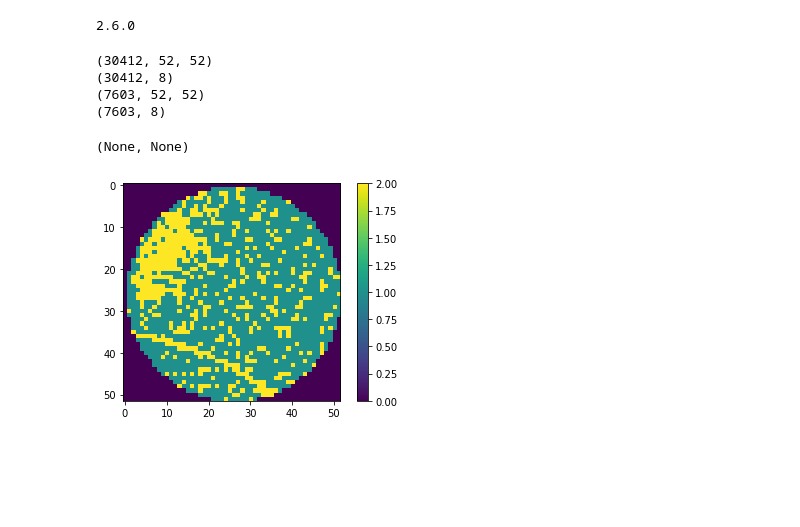
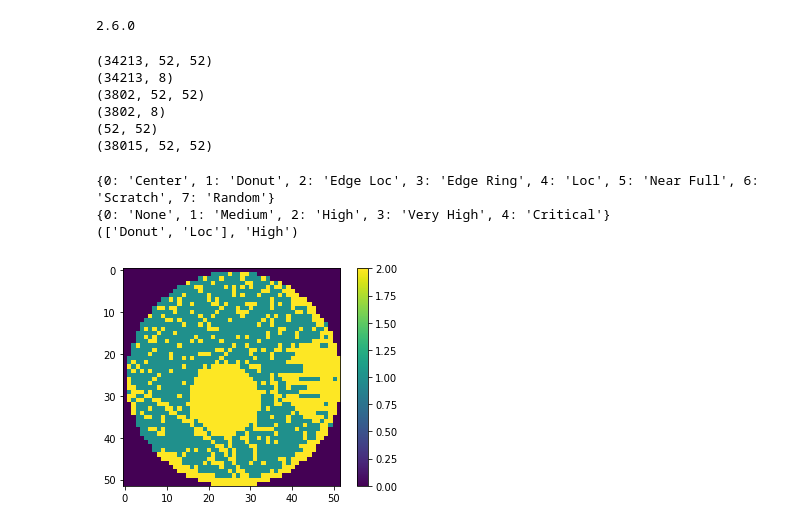
Before and after one commit to ikvibhavsogeti/DMF_python_defect_predictor, a Jupyter notebook: Deep_Learning_Solution/Sogeti_PDP_DNL_Wafer.ipynb, the cells around one changed output. Drawn from its saved outputs; the diff is of its cells as text; code cells hidden in the pictures; blank space fills up the shorter version.

```diff
--- a/Deep_Learning_Solution/Sogeti_PDP_DNL_Wafer.ipynb
+++ b/Deep_Learning_Solution/Sogeti_PDP_DNL_Wafer.ipynb
@@ -16,31 +16,69 @@ wafer_data_set = np.load('Wafer_Map_Datasets.npz')
 wafer_images = wafer_data_set.f.arr_0
 defect_labels = wafer_data_set.f.arr_1
 
-##Split Data in 80:10:10 for train:valid:test dataset
-#X_train, X_rem, y_train, y_rem = train_test_split(wafer_images, defect_labels, train_size=0.8)
-#X_valid, X_test, y_valid, y_test = train_test_split(X_rem,y_rem, test_size=0.5)
-#print(X_train.shape), print(y_train.shape)
-#print(X_valid.shape), print(y_valid.shape)
-#print(X_test.shape), print(y_test.shape)
+#Split Data in 80:20 for train:test dataset
+X_train, X_test , y_train, y_test = train_test_split(wafer_images, defect_labels, train_size=0.9)
 
-#Split Data in 80:20 for train:test dataset
-X_train, X_test , y_train, y_test = train_test_split(wafer_images, defect_labels, train_size=0.8)
 print(X_train.shape), print(y_train.shape)
 print(X_test.shape), print(y_test.shape)
+print(X_train.shape[1:])
+print(wafer_images.shape)
 # %% [output]
-(30412, 52, 52)
-(30412, 8)
-(7603, 52, 52)
-(7603, 8)
+(34213, 52, 52)
+(34213, 8)
+(3802, 52, 52)
+(3802, 8)
+(52, 52)
+(38015, 52, 52)
-(None, None)
+# %%
+# Label Dictionary
+label_dict = {}
+label_dict[0] = "Center"
+label_dict[1] = "Donut"
+label_dict[2] = "Edge Loc"
+label_dict[3] = "Edge Ring"
+label_dict[4] = "Loc"
+label_dict[5] = "Near Full"
+label_dict[6] = "Scratch"
+label_dict[7] = "Random"
+
+defect_priority = {}
+defect_priority[0] = "None"
+defect_priority[1] = "Medium"
+defect_priority[2] = "High"
+defect_priority[3] = "Very High"
+defect_priority[4] = "Critical"
+print(label_dict)
+print(defect_priority)
+
+def label_extractor(prediction_vector):
+  '''
+  Extracts the Label name from the predicted output
+  '''
+  if sum(prediction_vector) == 0:
+    return ["None"], defect_priority[0]
+
+  predicted_label = []
+  for i in range(len(prediction_vector)):
+    if prediction_vector[i]:
+      predicted_label.append(label_dict[i])
+
+  return predicted_label, defect_priority[sum(prediction_vector)]
+
+print(label_extractor([0,1,0,0,1,0,0,0]))
+# %% [output]
+{0: 'Center', 1: 'Donut', 2: 'Edge Loc', 3: 'Edge Ring', 4: 'Loc', 5: 'Near Full', 6: 'Scratch', 7: 'Random'}
+{0: 'None', 1: 'Medium', 2: 'High', 3: 'Very High', 4: 'Critical'}
+(['Donut', 'Loc'], 'High')
 # %%
 # Data Pre-Processing
 
 ## Data has 0-255 pixel value range
 plt.figure()
-plt.imshow(X_train[90])
+#plt.imshow(X_train[12001])
+plt.imshow(wafer_images[5000])
 plt.colorbar()
 plt.grid(False)
 plt.show()
 # %% [output]
-[figure, old version]
+[figure, new version]
```
Also changed, not shown: parts of 7 cells of this notebook.
